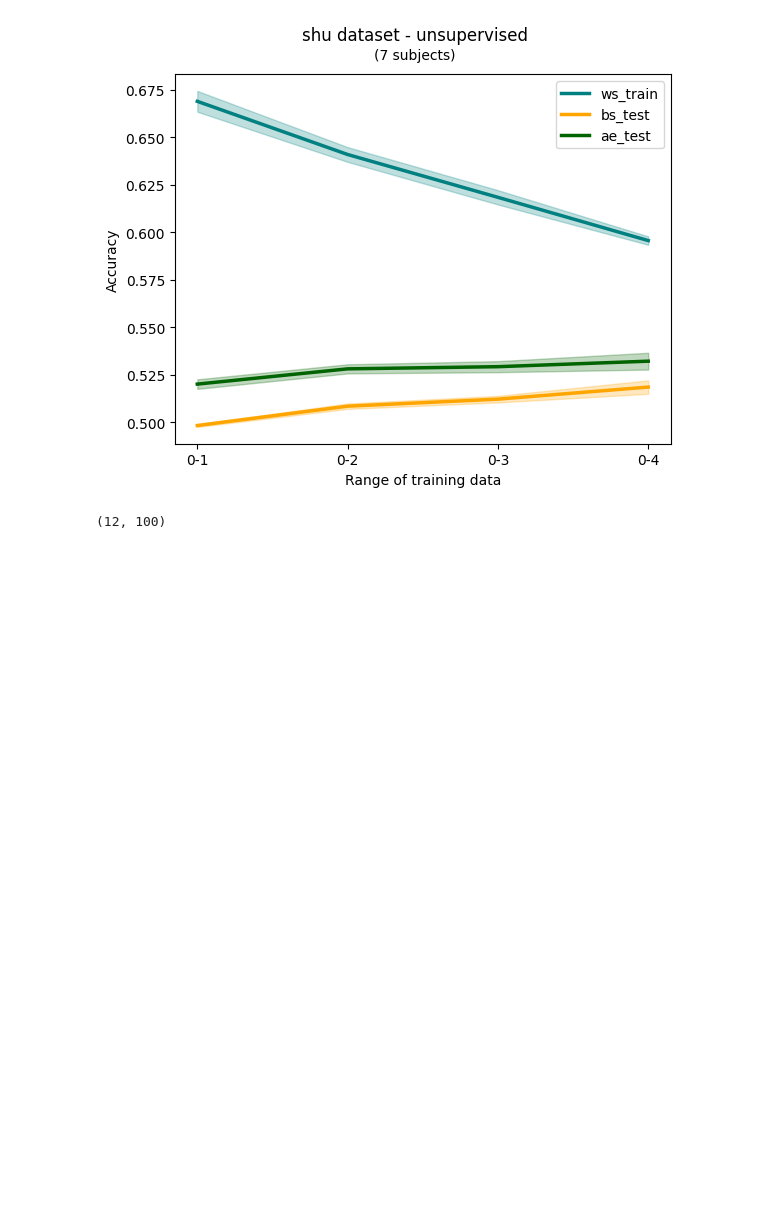
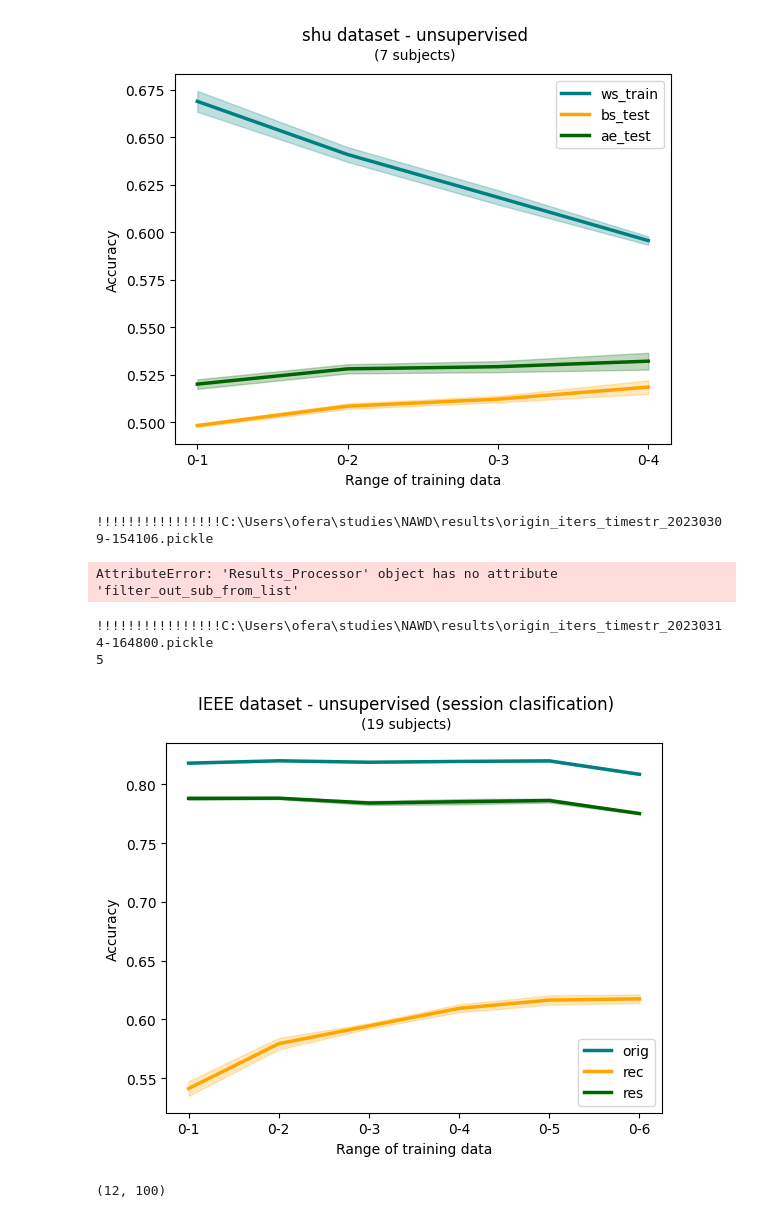
Before and after one commit to OferAvin/NAWD, a Jupyter notebook: src/result_notebook.ipynb, the cells around one changed output. Drawn from its saved outputs; the diff is of its cells as text; code cells hidden in the pictures; blank space fills up the shorter version.

Commit message:
filter out subs by list

```diff
--- a/src/result_notebook.ipynb
+++ b/src/result_notebook.ipynb
@@ -61,6 +60,25 @@ shu_unsupervised.plot_result(title="shu dataset - unsupervised")
             Number of subjects with accuracy less than 0.6 (removed):   18
 Num of iterations: 44
 [figure]
+# %%
+IEEE_super = rp(f_name='origin_iters_timestr_20230309-154106.pickle')
+IEEE_super.filter_out_sub_from_list(removed_subs)
+print(IEEE_super.n_iters)
+IEEE_super.process_result()
+IEEE_super.plot_result(title="IEEE dataset - supervised (session clasification)")
+# %% [output]
+!!!!!!!!!!!!!!!!C:\Users\ofera\studies\NAWD\results\origin_iters_timestr_20230309-154106.pickle
+AttributeError: 'Results_Processor' object has no attribute 'filter_out_sub_from_list'
+# %%
+IEEE_unsuper = rp(f_name='origin_iters_timestr_20230314-164800.pickle')
+# IEEE_unsuper.filter_sub(min_acc=0.55)
+print(IEEE_unsuper.n_iters)
+IEEE_unsuper.process_result()
+IEEE_unsuper.plot_result(title="IEEE dataset - unsupervised (session clasification)")
+# %% [output]
+!!!!!!!!!!!!!!!!C:\Users\ofera\studies\NAWD\results\origin_iters_timestr_20230314-164800.pickle
+5
+[figure, added]
 # %%
 results_data_dir = 'C:/Users/ofera/studies/NAWD/results_dir'
 ws_list_all = []
```
Also changed, not shown: parts of 2 cells of this notebook, 29 other files.
